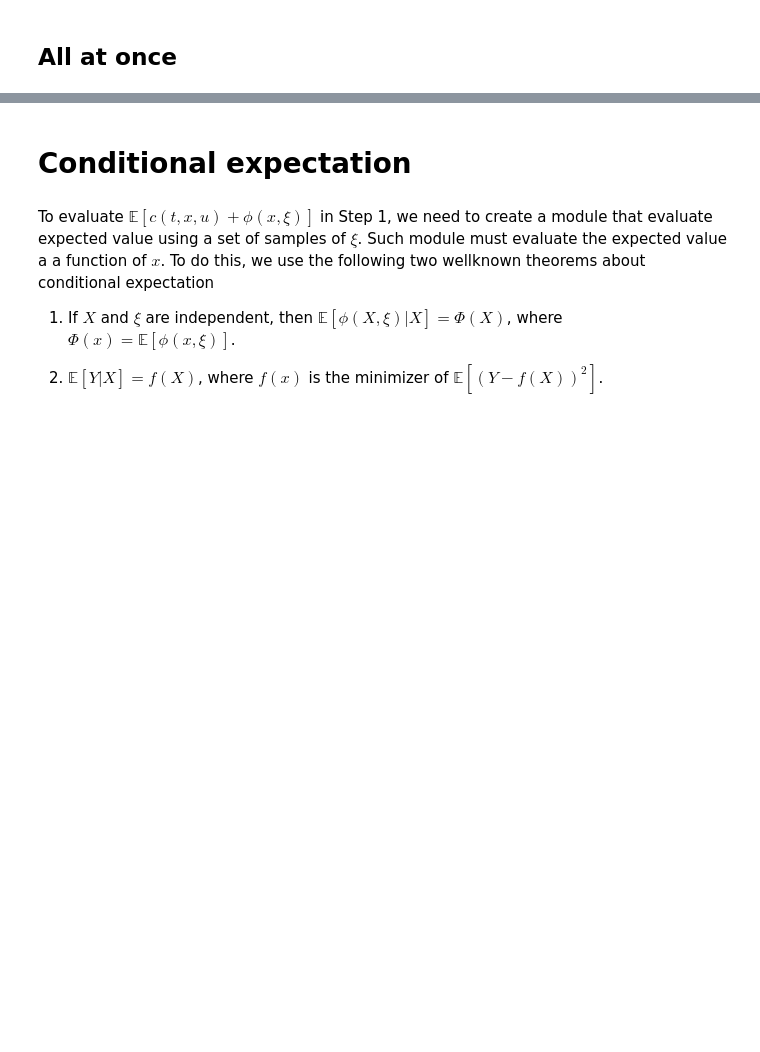
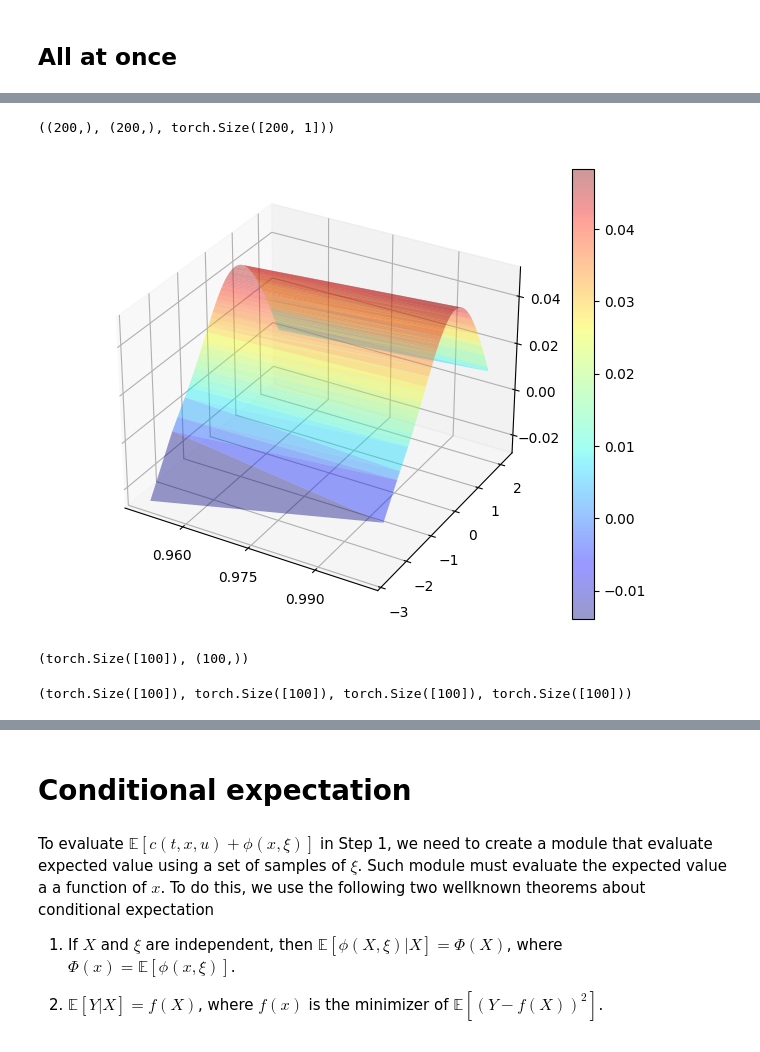
Before and after one commit to arashfahim/Stochastic_Control_FSU, a Jupyter notebook: Discrete_time_DPP.ipynb, the cells around one changed output, grey strips where cells are left out. Drawn from its saved outputs; the diff is of its cells as text; code cells hidden in the pictures; blank space fills up the shorter version.

```diff
--- a/Discrete_time_DPP.ipynb
+++ b/Discrete_time_DPP.ipynb
@@ -612,0 +703,34 @@ AttributeError: ignored
+# %%
+x[:,0].numpy().shape,x[:,1].numpy().shape, val_func(x).clone().detach().shape
+# %% [output]
+((200,), (200,), torch.Size([200, 1]))
+# %%
+%matplotlib widget
+fig = plt.figure()
+ax = fig.add_subplot(111, projection='3d')
+
+surf = ax.plot_trisurf(x[:,0].numpy(),x[:,1].numpy(), val_func(x).squeeze(-1).clone().detach(), cmap=cm.jet, linewidth=0, alpha=0.4)
+fig.colorbar(surf)
+
+ax.xaxis.set_major_locator(MaxNLocator(5))
+ax.yaxis.set_major_locator(MaxNLocator(6))
+ax.zaxis.set_major_locator(MaxNLocator(5))
+
+fig.tight_layout();
+# %% [output]
+[figure, added]
+# %%
+a = x[x[:,0]==1.0][:,1]
+b =val_func(x[x[:,0]==1.0]).clone().detach().squeeze(-1).numpy()
+a.shape,b.shape
+# %% [output]
+(torch.Size([100]), (100,))
+# %%
+tx = v2.TX
+x_term = tx[:,:,-1][:,1]
+y_term = v2.Y[:,:,-1][:,0]
+x_ = tx[:,:,-2][:,1]
+y_ = v2.Y[:,:,-2][:,0]
+x_.shape,y_.shape,x_term.shape,y_term.shape
+# %% [output]
+(torch.Size([100]), torch.Size([100]), torch.Size([100]), torch.Size([100]))
```
Also changed, not shown: parts of 44 cells of this notebook.
